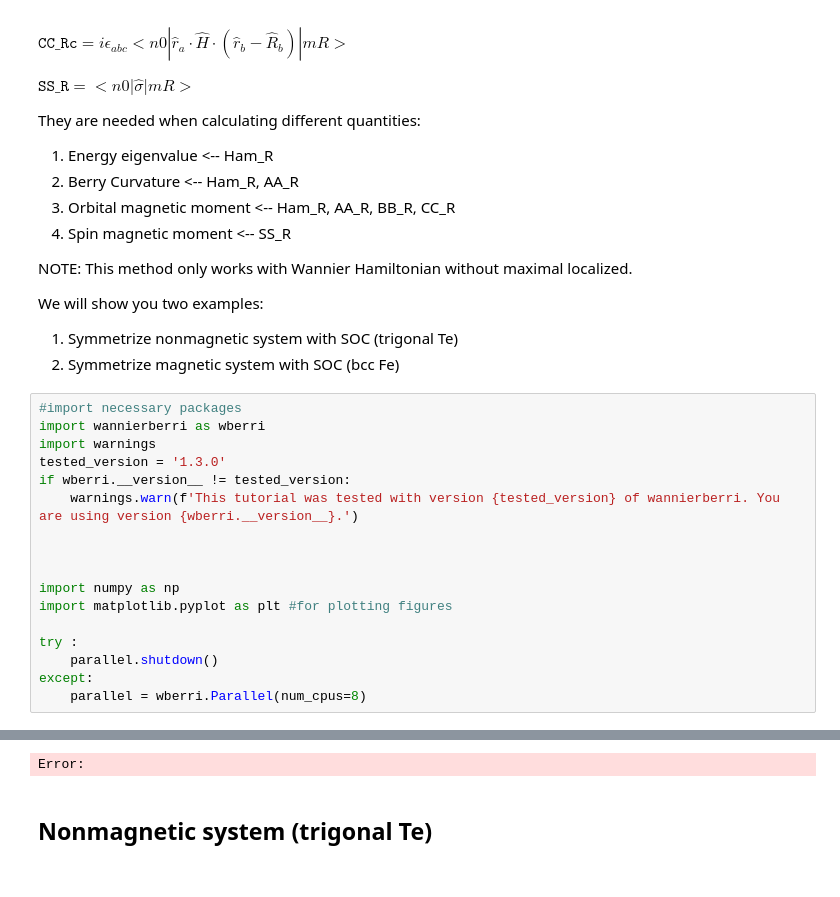
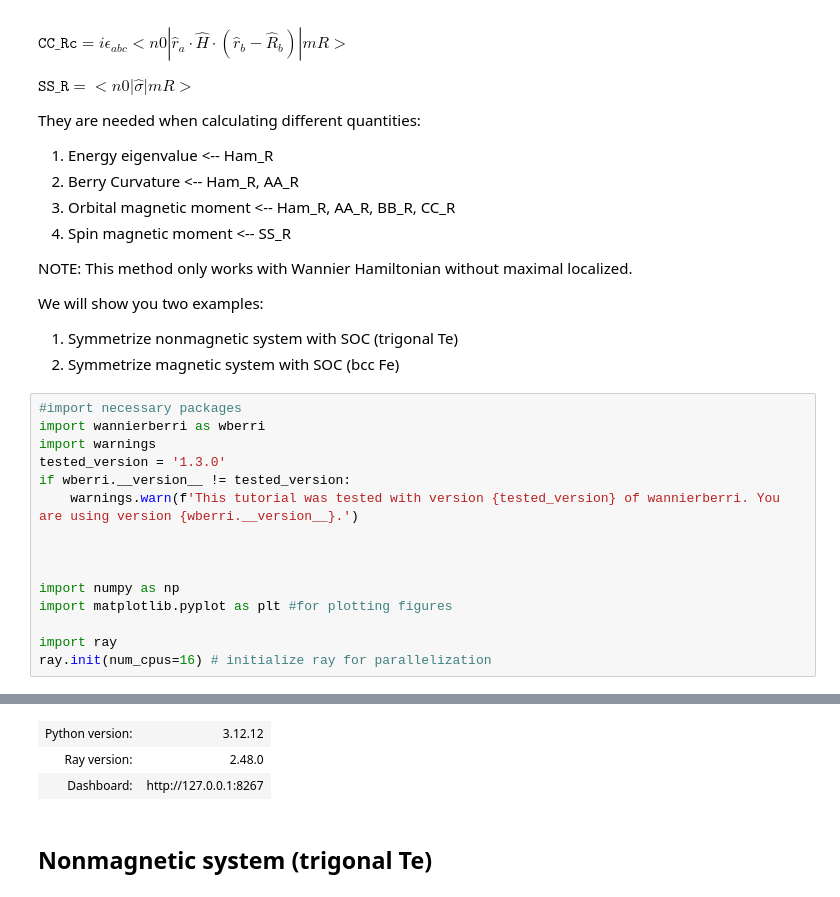
Before and after one commit to wannier-berri/WannierBerri-tutorial, a Jupyter notebook: tutorials/5_symmetrization/tutorial_symmetrization-solution.ipynb, the cells around one changed output, grey strips where cells are left out. Drawn from its saved outputs; the diff is of its cells as text.

```diff
--- a/tutorials/5_symmetrization/tutorial_symmetrization-solution.ipynb
+++ b/tutorials/5_symmetrization/tutorial_symmetrization-solution.ipynb
@@ -41,8 +41,6 @@ if wberri.__version__ != tested_version:
 import numpy as np
 import matplotlib.pyplot as plt #for plotting figures
 
-try :
-    parallel.shutdown()
-except:
-    parallel = wberri.Parallel(num_cpus=8)
+import ray
+ray.init(num_cpus=16) # initialize ray for parallelization
 # %% [output]
@@ -51,4 +49,6 @@ initializing ray with  {'num_cpus': 8}
-Error:
+| Python version: | 3.12.12 |
+| Ray version: | 2.48.0 |
+| Dashboard: | http://127.0.0.1:8267 |
 # %% [markdown]
 ## Nonmagnetic system (trigonal Te)
 # %%
```
Also changed, not shown: parts of 15 cells of this notebook, 1 other file.
